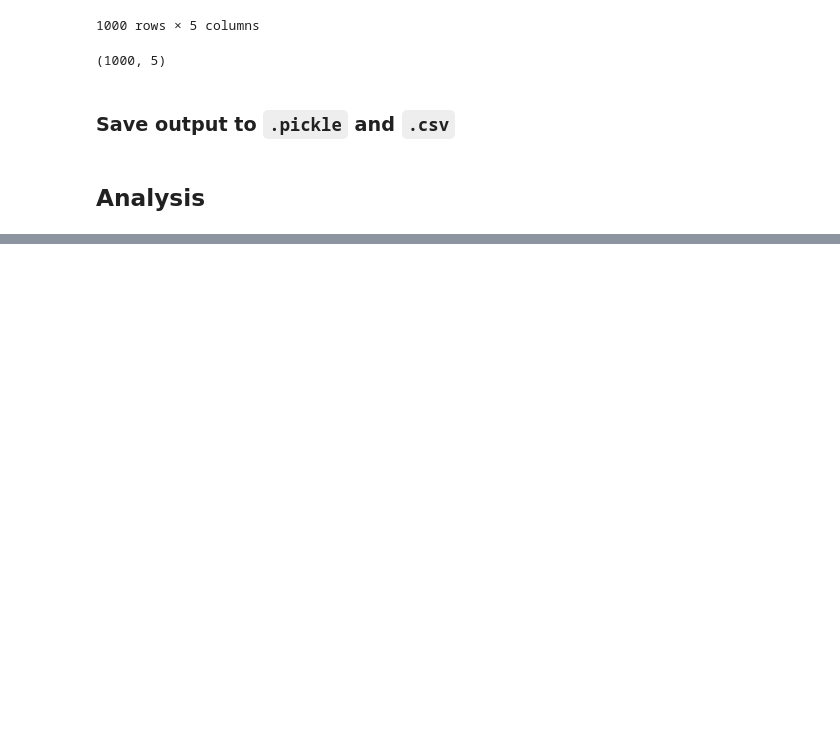
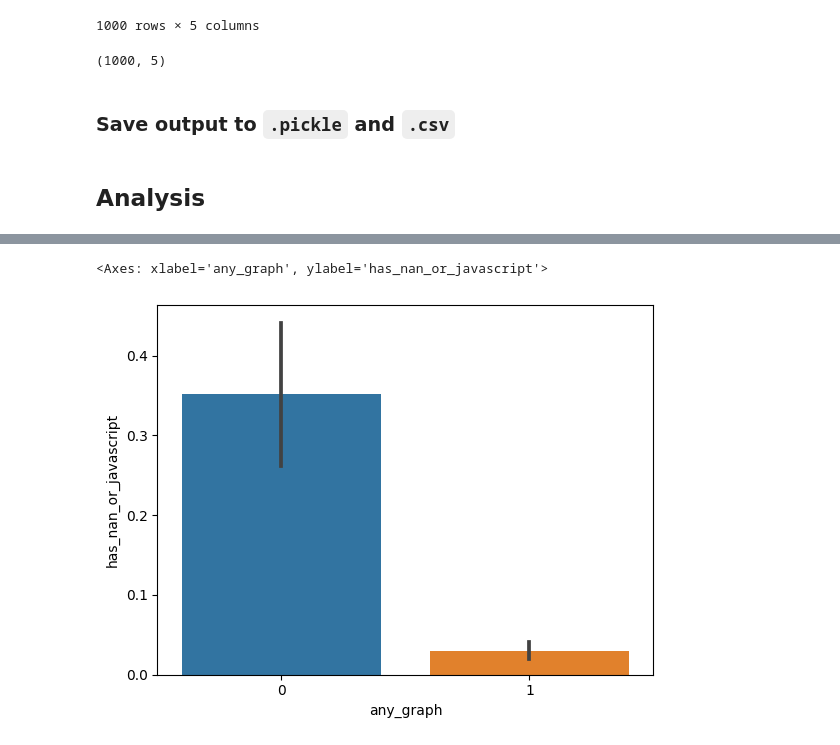
Before and after one commit to AnasAito/Web-segmenter, a Jupyter notebook: analysis_success_rate.ipynb, the cells around one changed output, grey strips where cells are left out. Saved outputs shown, nothing was run; the diff lists cells and outputs as text; code cells hidden in the pictures; blank space fills up the shorter version.

Commit message:
in depth analysis of success rate

```diff
--- a/analysis_success_rate.ipynb
+++ b/analysis_success_rate.ipynb
@@ -121,0 +123,3 @@ pdf = pickle.load(open('PE_relevant_sample_2023_05_23_with_analysis.pkl'))
+# %%
+#read the pickle file
+pdf = pickle.load(open('PE_relevant_sample_2023_05_23_with_analysis.pkl', 'rb'))
@@ -121,0 +144,11 @@ pdf = pickle.load(open('PE_relevant_sample_2023_05_23_with_analysis.pkl'))
+# %%
+# Add flag to check for the presence of javascript in the content, this is robust to the presence of Nan values
+pdf['has_javascript'] = pdf['content'].apply(lambda x: 1 if 'javascript' in str(x).lower() else 0)
+# %%
+# Add flag for the presence of NaN in the content column
+pdf['has_nan'] = pdf['content'].apply(lambda x: 1 if str(x).lower() == 'nan' else 0)
+# %%
+sns.barplot(data=pdf, x='any_graph', y='has_nan_or_javascript')
+# %% [output]
+<Axes: xlabel='any_graph', ylabel='has_nan_or_javascript'>
+[figure, added]
```
Also changed, not shown: parts of 18 cells of this notebook.
